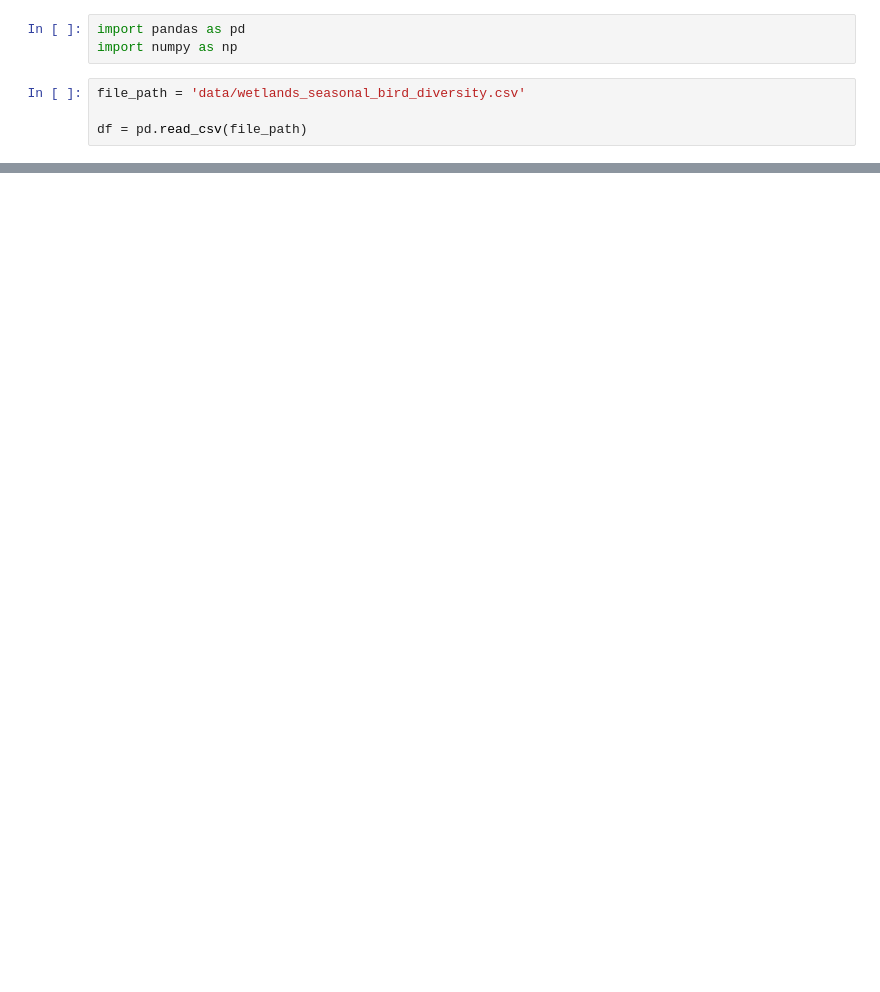
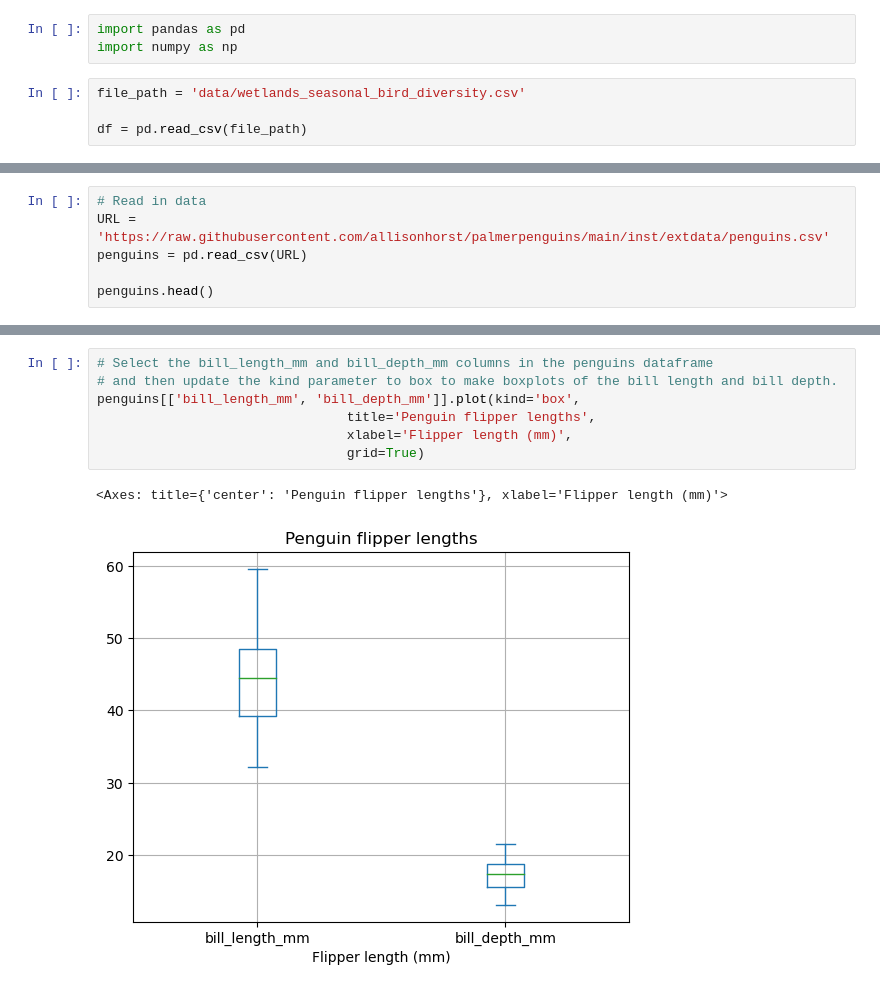
Before and after one commit to willrmull/eds220-2025-in-class, a Jupyter notebook: week2-basic-plotting.ipynb, the cells around one changed output, grey strips where cells are left out. Drawn from its saved outputs; the diff is of its cells as text; blank space fills up the shorter version.

```diff
--- a/week2-basic-plotting.ipynb
+++ b/week2-basic-plotting.ipynb
@@ -42,0 +48,6 @@ swd_subset = df[df['SDW_spring'] >= 75]
+# %%
+# Read in data
+URL = 'https://raw.githubusercontent.com/allisonhorst/palmerpenguins/main/inst/extdata/penguins.csv'
+penguins = pd.read_csv(URL)
+
+penguins.head()
@@ -42,0 +61,10 @@ swd_subset = df[df['SDW_spring'] >= 75]
+# %%
+# Select the bill_length_mm and bill_depth_mm columns in the penguins dataframe
+# and then update the kind parameter to box to make boxplots of the bill length and bill depth.
+penguins[['bill_length_mm', 'bill_depth_mm']].plot(kind='box',
+                                title='Penguin flipper lengths',
+                                xlabel='Flipper length (mm)',
+                                grid=True)
+# %% [output]
+<Axes: title={'center': 'Penguin flipper lengths'}, xlabel='Flipper length (mm)'>
+[figure, added]
```
Also changed, not shown: parts of 12 cells of this notebook, 11 other files.
